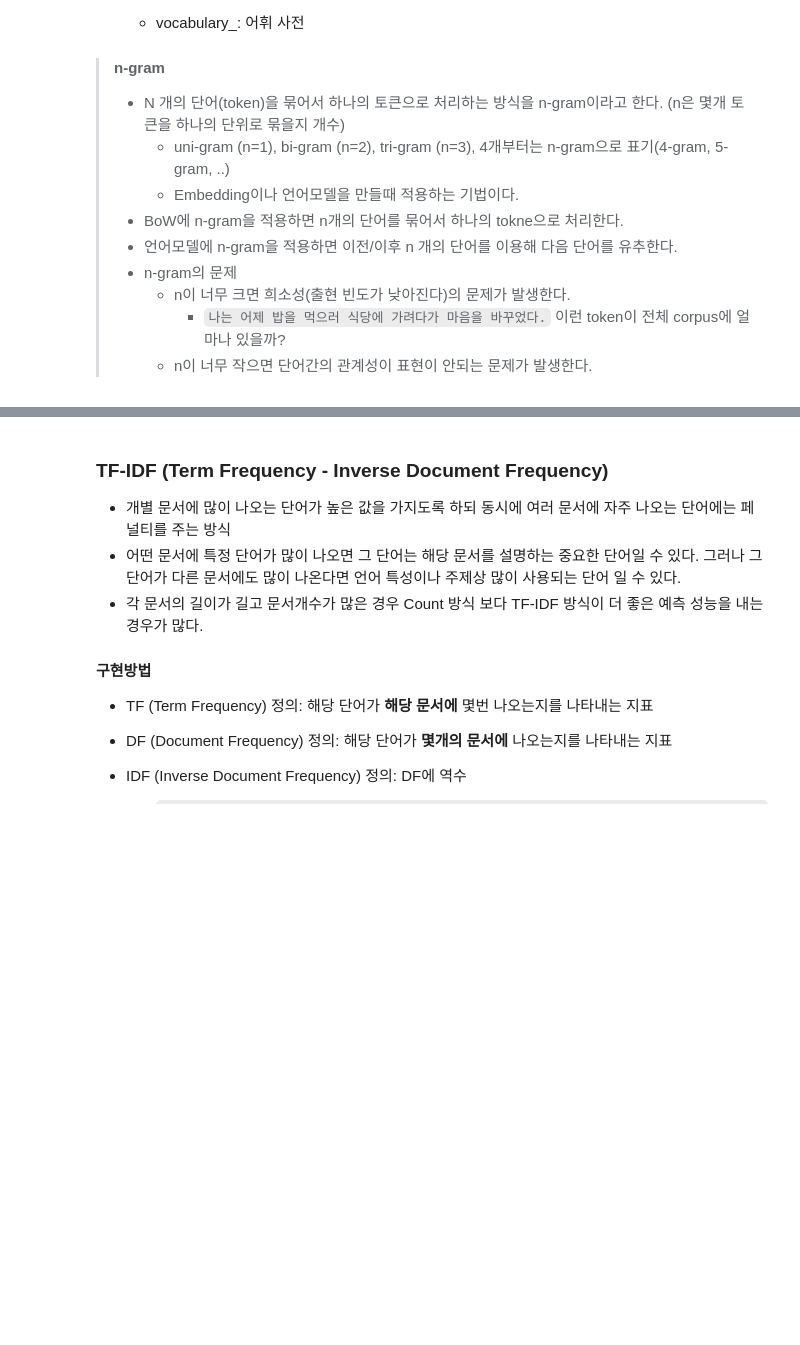
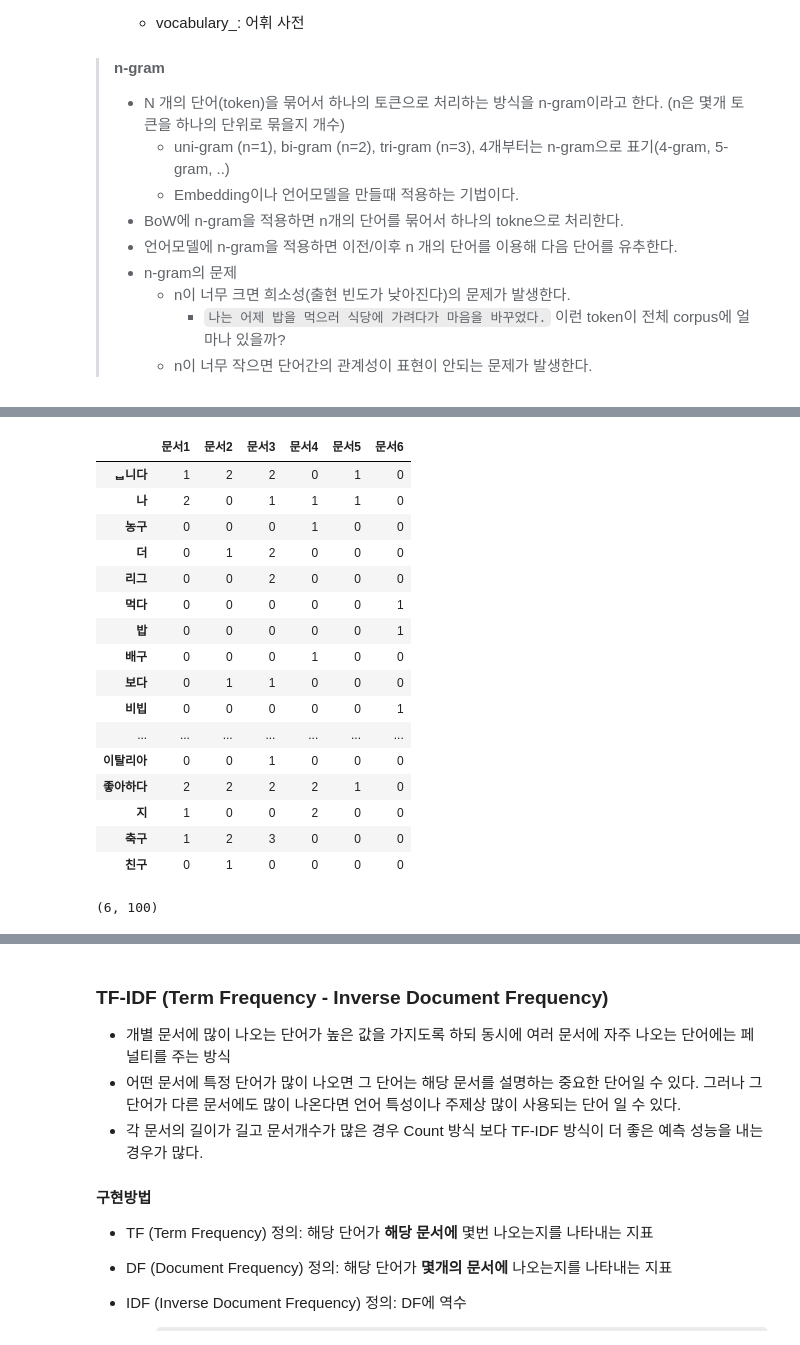
Before and after one commit to ru20061/SKN21_Yoo, a Jupyter notebook: 08_NLP-자연어처리/06_Text_to_Vector_count_base.ipynb, the cells around one changed output, grey strips where cells are left out. Cells and saved outputs as stored; diff of their text form; code cells hidden in the pictures; some formulas as TeX source; blank space fills up the shorter version.

```diff
--- a/08_NLP-자연어처리/06_Text_to_Vector_count_base.ipynb
+++ b/08_NLP-자연어처리/06_Text_to_Vector_count_base.ipynb
@@ -127,0 +151,15 @@ stop_words = list('은는이가을를도.,')
+# %%
+# CountVectorizer를 이용해 전처리.
+## 문서 -> DTM으로 변환.
+## fit() 어떻게 변환할 지 학습 (단어들 추출)
+# transform() 변환작업
+from sklearn.feature_extraction.text import CountVectorizer
+
+cv = CountVectorizer(
+    tokenizer=tokenizer, # 문서를 받아서 토큰화 처리하는 callable. 생략 : 공백/구두점 기준으로 토큰화
+    token_pattern=None, # 토큰화 기준문자열의 패턴(정규표현식)지정. tokenizer설정시 무시됨.
+    #stop_words=stop_word 리스트
+)
+
+cv.fit(text) # 입력 : list[str]- str: 문서
+#cv.transform(text)
@@ -127,0 +196,5 @@ stop_words = list('은는이가을를도.,')
+# %%
+## DTM 변환
+dtm = cv.transform(text) # cv.fit_transform(text) # fit/transform 대상이 같은 경우
+r= dtm.toarray()
+r[0]
@@ -127,0 +204,9 @@ stop_words = list('은는이가을를도.,')
+# %%
+import pandas as pd
+dtm_df = pd.DataFrame(
+    dtm.toarray(),
+    columns=cv.get_feature_names_out(),
+    index = [f'문서{i+1}' for i in range(len(text))]
+)
+# %%
+pd.options.display.max_columns=25
@@ -127,0 +229,31 @@ stop_words = list('은는이가을를도.,')
+# %%
+tdm_df = dtm_df.T
+tdm_df
+# %% [output]
+|  | 문서1 | 문서2 | 문서3 | 문서4 | 문서5 | 문서6 |
+| ᆸ니다 | 1 | 2 | 2 | 0 | 1 | 0 |
+| 나 | 2 | 0 | 1 | 1 | 1 | 0 |
+| 농구 | 0 | 0 | 0 | 1 | 0 | 0 |
+| 더 | 0 | 1 | 2 | 0 | 0 | 0 |
+| 리그 | 0 | 0 | 2 | 0 | 0 | 0 |
+| 먹다 | 0 | 0 | 0 | 0 | 0 | 1 |
+| 밥 | 0 | 0 | 0 | 0 | 0 | 1 |
+| 배구 | 0 | 0 | 0 | 1 | 0 | 0 |
+| 보다 | 0 | 1 | 1 | 0 | 0 | 0 |
+| 비빕 | 0 | 0 | 0 | 0 | 0 | 1 |
+| ... | ... | ... | ... | ... | ... | ... |
+| 이탈리아 | 0 | 0 | 1 | 0 | 0 | 0 |
+| 좋아하다 | 2 | 2 | 2 | 2 | 1 | 0 |
+| 지 | 1 | 0 | 0 | 2 | 0 | 0 |
+| 축구 | 1 | 2 | 3 | 0 | 0 | 0 |
+| 친구 | 0 | 1 | 0 | 0 | 0 | 0 |
+# %%
+### ngram 적용
+cv2 = CountVectorizer(
+    tokenizer=tokenizer,
+    ngram_range=(1,3) # 1-gram , 2-gram , 3-gram
+)
+dtm2 = cv2.fit_transform(text)
+dtm2.shape
+# %% [output]
+(6, 100)
```
Also changed, not shown: parts of 17 cells of this notebook, 4 other files.
